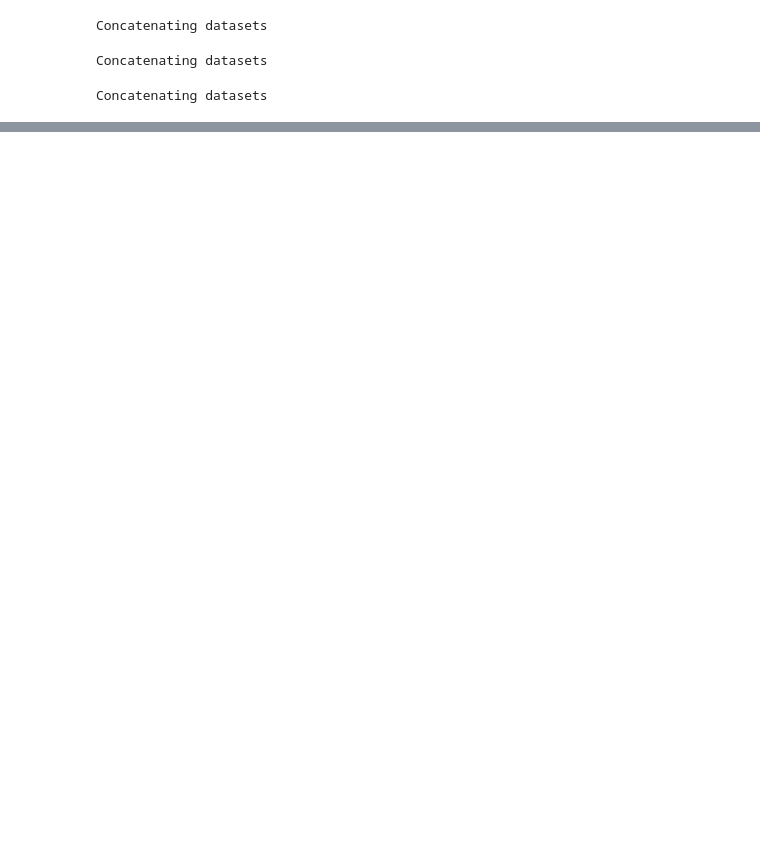
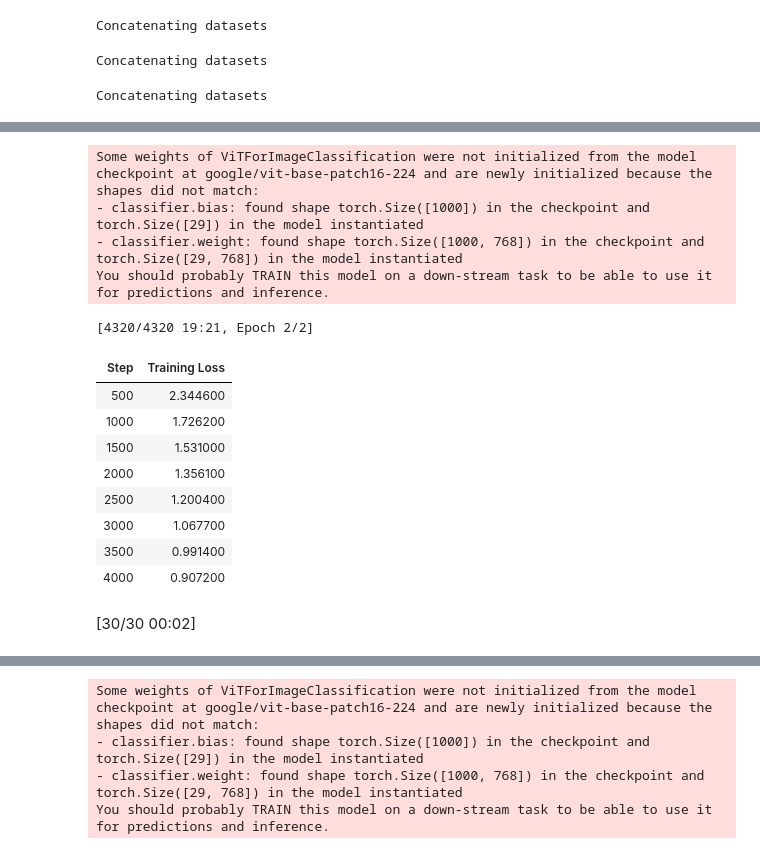
Before and after one commit to LucasColas/CNN-vs-ViT, a Jupyter notebook: ViT.ipynb, the cells around one changed output, grey strips where cells are left out. Saved outputs shown, nothing was run; the diff lists cells and outputs as text; code cells hidden in the pictures; blank space fills up the shorter version.

```diff
--- a/ViT.ipynb
+++ b/ViT.ipynb
@@ -493,0 +220,61 @@ os.environ["WANDB_DISABLED"] = "true"
+# %%
+lr = [1e-3, 1e-4, 1e-5, 5e-5]
+warm_ratio = [0, 0.1, 0.2]
+weight_decay = [0, 0.01, 0.1]
+
+for lr_value in lr:
+  for warm_ratio_value in warm_ratio:
+    for weight_decay_value in weight_decay:
+        print('-------------------------------')
+        print(f'Learning Rate: {lr_value}')
+        print(f'Warmup Ratio: {warm_ratio_value}')
+        print(f'Weight Decay: {weight_decay_value}')
+        device="cuda" if torch.cuda.is_available() else "cpu"
+
+        processor = ViTImageProcessor.from_pretrained('google/vit-base-patch16-224')
+        model = ViTForImageClassification.from_pretrained(
+          'google/vit-base-patch16-224',
+          num_labels=len(labels),
+          id2label={str(i): c for i, c in enumerate(labels)},
+          label2id={c: str(i) for i, c in enumerate(labels)},
+          ignore_mismatched_sizes = True
+          ).to(device)
+
+
+        training_arguments = TrainingArguments(
+          learning_rate = lr_value,
+          lr_scheduler_type="cosine",
+          num_train_epochs=2,
+          per_device_train_batch_size=16,
+          per_device_eval_batch_size=16,
+          warmup_ratio = warm_ratio_value,
+          weight_decay = weight_decay_value,
+          report_to="none"
+          )
+
+        trainer = Trainer(
+            model=model,
+            args=training_arguments,
+            train_dataset=train_dataset,
+            eval_dataset=val_dataset,
+            compute_metrics=compute_metrics,
+            )
+
+        train_results = trainer.train()
+
+
+        metrics = trainer.evaluate(val_dataset)
+        trainer.log_metrics("eval", metrics)
+        trainer.save_metrics("eval", metrics)
+
+
+        with open("Vit_hyperparameters_choice.txt", "a") as f:
+          f.write("---------------------------------\n")
+          f.write(f"Learning Rate: {lr_value}\n")
+          f.write(f"Warmup Ratio: {warm_ratio_value}\n")
+          f.write(f"Weight Decay: {weight_decay_value}\n")
+          f.write("Metrics:\n")
+          for metric_name, metric_value in metrics.items():
+              f.write(f"  {metric_name}: {metric_value}\n")
+          f.write("\n")
+# %% [output]
@@ -493,0 +287,15 @@ os.environ["WANDB_DISABLED"] = "true"
+Some weights of ViTForImageClassification were not initialized from the model checkpoint at google/vit-base-patch16-224 and are newly initialized because the shapes did not match:
+- classifier.bias: found shape torch.Size([1000]) in the checkpoint and torch.Size([29]) in the model instantiated
+- classifier.weight: found shape torch.Size([1000, 768]) in the checkpoint and torch.Size([29, 768]) in the model instantiated
+You should probably TRAIN this model on a down-stream task to be able to use it for predictions and inference.
+[4320/4320 19:21, Epoch 2/2]
+| Step | Training Loss |
+| 500 | 2.344600 |
+| 1000 | 1.726200 |
+| 1500 | 1.531000 |
+| 2000 | 1.356100 |
+| 2500 | 1.200400 |
+| 3000 | 1.067700 |
+| 3500 | 0.991400 |
+| 4000 | 0.907200 |
+[30/30 00:02]
@@ -493,0 +313,4 @@ os.environ["WANDB_DISABLED"] = "true"
+Some weights of ViTForImageClassification were not initialized from the model checkpoint at google/vit-base-patch16-224 and are newly initialized because the shapes did not match:
+- classifier.bias: found shape torch.Size([1000]) in the checkpoint and torch.Size([29]) in the model instantiated
+- classifier.weight: found shape torch.Size([1000, 768]) in the checkpoint and torch.Size([29, 768]) in the model instantiated
+You should probably TRAIN this model on a down-stream task to be able to use it for predictions and inference.
```
Also changed, not shown: parts of 40 cells of this notebook.
